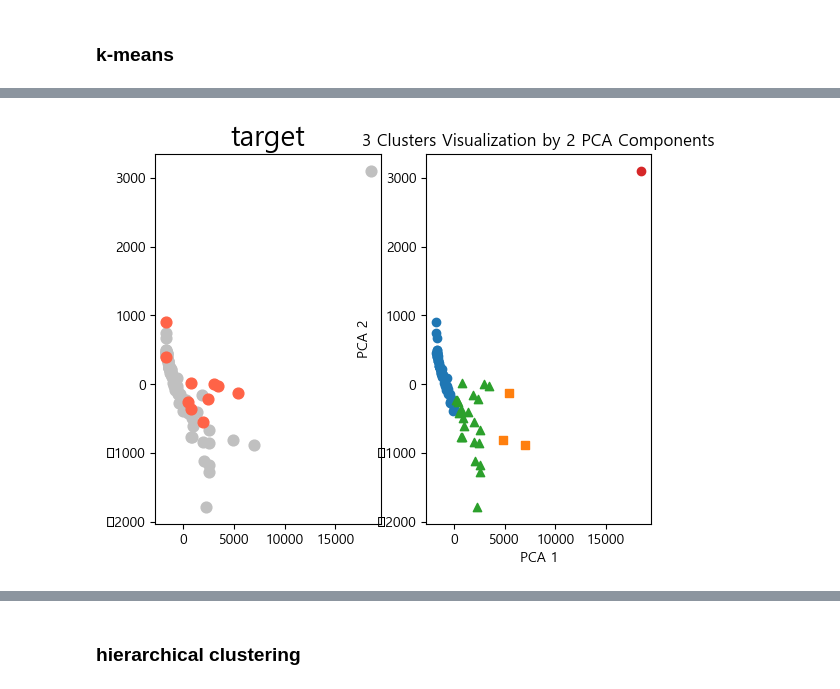
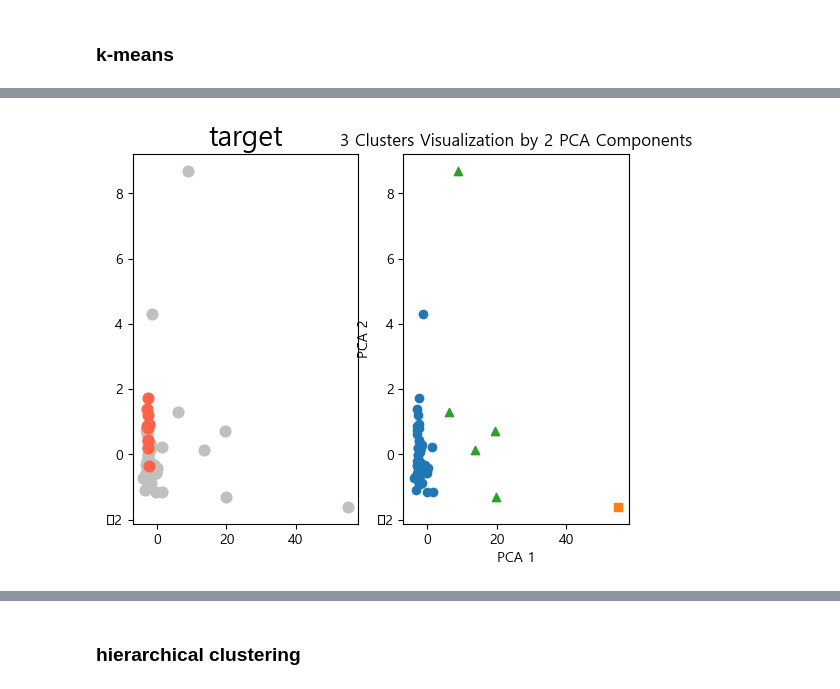
Before and after one commit to choiyongwoo/Education_competition, a Jupyter notebook: 학교추출.ipynb, the cells around one changed output, grey strips where cells are left out. Saved outputs shown, nothing was run; the diff lists cells and outputs as text; code cells hidden in the pictures.

```diff
--- a/학교추출.ipynb
+++ b/학교추출.ipynb
@@ -664,12 +760,13 @@ import matplotlib.pyplot as plt
 from statsmodels.formula.api import ols
 from mpl_toolkits.mplot3d import Axes3D
 from sklearn import linear_model
-x_data = middle_dong_new[['총학생수','대중교통/도보(분)','학생1인당교지면적','학원수']] #이 지표가 가장 다중 공선성이 적음, 중학교, 초등학교 둘다: ['총학생수','대중교통/도보(분)', '학생1인당교지면적', '학원수']
+x_data = scaled_df[['총학생수','대중교통/도보(분)','학생1인당교지면적']] #이 지표가 가장 다중 공선성이 적음, 중학교, 초등학교 둘다: ['총학생수','대중교통/도보(분)', '학생1인당교지면적', '학원수']
 # x_data = sm.add_constant(x_data)
 target = middle_dong_new[['학교수']]
 
 multi_model = sm.OLS(target, x_data)
 fitted_multi_model = multi_model.fit()
 fitted_multi_model.summary()
+#전체 인구수, 학원수, 교지면적, 인구수대비학생수
 # %% [output]
 OLS Regression Results
@@ -696,7 +792,7 @@ Notes:
 [2] Standard Errors assume that the covariance matrix of the errors is correctly specified.
 # %%
 from sklearn.preprocessing import StandardScaler
-x = StandardScaler().fit_transform(x_data)
-features=['총학생수','대중교통/도보(분)','학생1인당교지면적','학원수']
+x = x_data
+features=['총학생수','대중교통/도보(분)','학생1인당교지면적']
 pd.DataFrame(x,columns=features)
 # %% [output]
@@ -745,4 +841,4 @@ sorted_df= ff.sort_values('학교개수', ascending=True).reset_index(drop=True)
 
 sorted_final_mid= sorted_df[:10]
 # %%
-mid_dong_list= pd.merge(sorted_final_mid, elementary_dong_code, how= 'left', on='법정동코드')['동이름'].to_list()
+mid_dong_df= pd.merge(sorted_final_mid, elementary_dong_code, how= 'left', on='법정동코드')
@@ -786,0 +1030,4 @@ cluster_df_plot= cluster_df[['총학생수','대중교통/도보(분)','학생1
+# %%
+cluster_df= scaled_df[['총학생수','대중교통/도보(분)','학생1인당교지면적','학원수','법정동코드','학교수']]
+cluster_df['target']=0
+cluster_df.loc[cluster_df['법정동코드'].isin(mid_dong_df['법정동코드'].to_list()), 'target'] = 1
@@ -817,44 +1080,44 @@ from sklearn.decomposition import PCA
 import numpy as np
 %matplotlib inline
 
-kmenas= KMeans(n_clusters=4, init='k-means++', max_iter=300, random_state=42)
-kmenas.fit(cluster_df[['총학생수','대중교통/도보(분)','학생1인당교지면적','학원수']])
+kmenas= KMeans(n_clusters=3, init='k-means++', max_iter=300, random_state=42)
+kmenas.fit(cluster_df[['총학생수','대중교통/도보(분)','학생1인당교지면적']])
 
 cluster_df['cluster']=kmenas.labels_
 
 pca = PCA(n_components=2)
-pca_transformed = pca.fit_transform(cluster_df[['총학생수','대중교통/도보(분)','학생1인당교지면적','학원수']])
+pca_transformed = pca.fit_transform(cluster_df[['총학생수','대중교통/도보(분)','학생1인당교지면적']])
 
 cluster_df['pca_x'] = pca_transformed[:,0]
 cluster_df['pca_y'] = pca_transformed[:,1]
 
 # cluster 값이 0, 1, 2 인 경우마다 별도의 Index로 추출
 marker0_ind = cluster_df[cluster_df['cluster']==0].index
 marker1_ind = cluster_df[cluster_df['cluster']==1].index
 marker2_ind = cluster_df[cluster_df['cluster']==2].index
-marker3_ind = cluster_df[cluster_df['cluster']==3].index
+# marker3_ind = cluster_df[cluster_df['cluster']==3].index
 
 
 plt.subplot(1,2,1)
 plt.title('target', fontsize=20)
 
 plot_df1 = cluster_df[cluster_df['target']==0]
 plot_df2 = cluster_df[cluster_df['target']==1]
 
 plt.scatter(plot_df1['pca_x'], plot_df1['pca_y'], c="silver", s=60)
 plt.scatter(plot_df2['pca_x'], plot_df2['pca_y'], c="tomato", s=60)
 
 plt.subplot(1,2,2)
 # cluster값 0, 1, 2에 해당하는 Index로 각 cluster 레벨의 pca_x, pca_y 값 추출. o, s, ^ 로 marker 표시
 plt.scatter(x=cluster_df.loc[marker0_ind,'pca_x'], y=cluster_df.loc[marker0_ind,'pca_y'], marker='o')
 plt.scatter(x=cluster_df.loc[marker1_ind,'pca_x'], y=cluster_df.loc[marker1_ind,'pca_y'], marker='s')
 plt.scatter(x=cluster_df.loc[marker2_ind,'pca_x'], y=cluster_df.loc[marker2_ind,'pca_y'], marker='^')
-plt.scatter(x=cluster_df.loc[marker3_ind,'pca_x'], y=cluster_df.loc[marker3_ind,'pca_y'])
+# plt.scatter(x=cluster_df.loc[marker3_ind,'pca_x'], y=cluster_df.loc[marker3_ind,'pca_y'])
 
 
 plt.xlabel('PCA 1')
 plt.ylabel('PCA 2')
 plt.title('3 Clusters Visualization by 2 PCA Components')
 plt.show()
 # %% [output]
-[figure, old version]
+[figure, new version]
```
Also changed, not shown: parts of 66 cells of this notebook.
